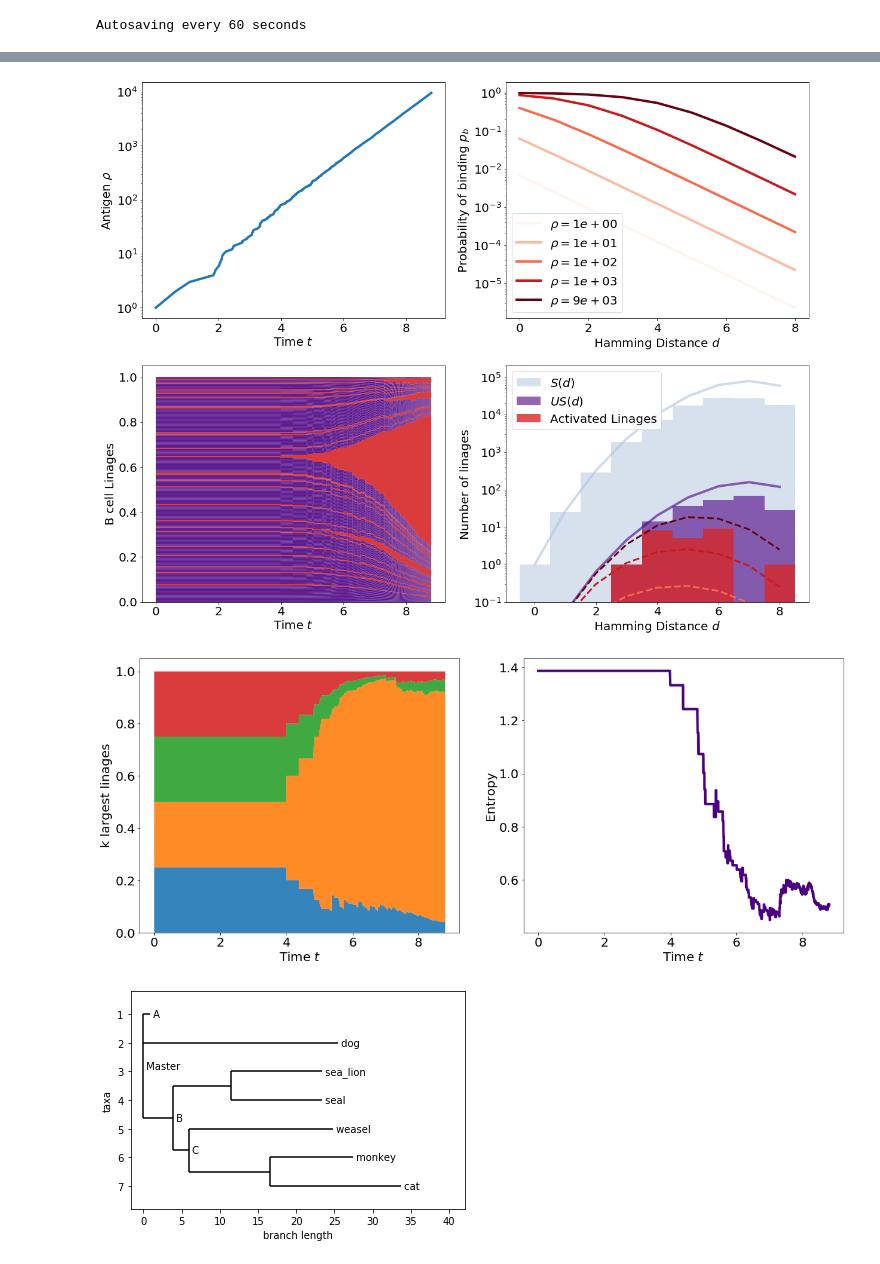
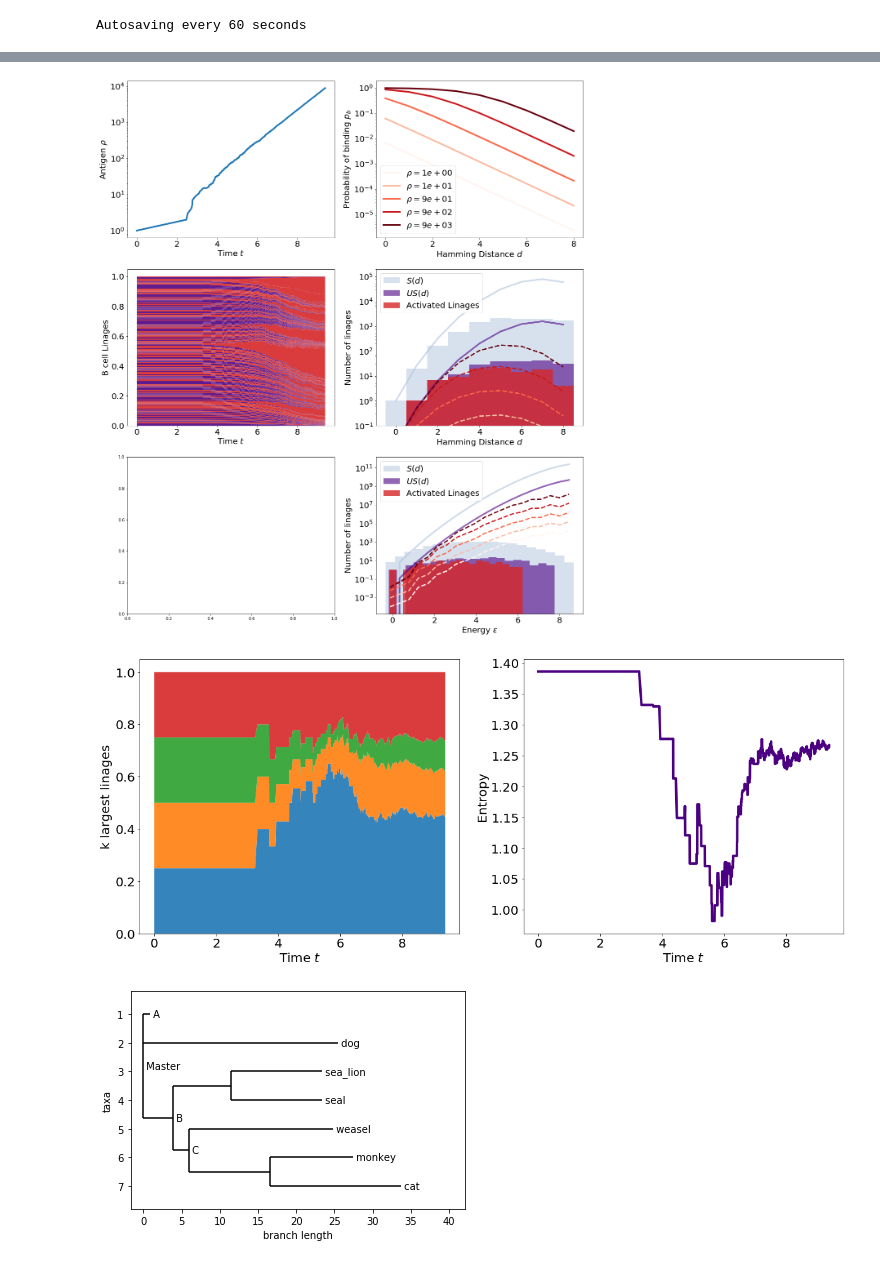
Before and after one commit to betoto008/Affinity_maturation, a Jupyter notebook: Jupyter_Notebooks/Stochastic_simulation.ipynb, the cells around one changed output, grey strips where cells are left out. Drawn from its saved outputs; the diff is of its cells as text; code cells hidden in the pictures.

```diff
--- a/Jupyter_Notebooks/Stochastic_simulation.ipynb
+++ b/Jupyter_Notebooks/Stochastic_simulation.ipynb
@@ -16,7 +16,7 @@ import os.path
 Autosaving every 60 seconds
 # %%
 %%time
-n_seq = 100000
+n_seq = 10000
 Sequences = generate_Sequences(n_seq)
 
 print_raw_file(Sequences, "../Text_files/file2.txt")
@@ -50,18 +54,19 @@ Wall time: 57.4 s
 # %%
-fig, ax = plt.subplots(2,2,figsize=(20,16))
+fig, ax = plt.subplots(3,2,figsize=(20,24))
 
 Model.plot_antigen_time(ax = ax[0,0])
 Model.plot_prob_binding(ax = ax[0,1])
 Model.stackplot_linages_time(ax = ax[1,0])
-Model.hist_sequences(Sequences = Sequences, ax = ax[1,1])
+Model.hist_sequences_hamming_distance(Sequences = Sequences, ax = ax[1,1])
+Model.hist_sequences_energy(Sequences = Sequences, ax = ax[2,1])
 
 counter = 0
 while(os.path.isfile('../Figures/Antigen_Linages_%d.png'%(counter))):
     counter+=1
 
-fig.savefig('../Figures/Antigen_Linages_%d.png'%(counter))
+#fig.savefig('../Figures/Antigen_Linages_%d.png'%(counter))
 # %% [output]
-[figure, old version]
+[figure, new version]
 # %%
 fig, ax = plt.subplots(1,2,figsize=(20,8))
 
@@ -96,9 +101,9 @@ counter = 0
 while(os.path.isfile('../Figures/Entropy_%d.png'%(counter))):
     counter+=1
 
-fig.savefig('../Figures/Entropy_%d.png'%(counter))
+#fig.savefig('../Figures/Entropy_%d.png'%(counter))
 # %% [output]
-[figure, old version]
+[figure, new version]
 # %%
 tree = Phylo.read(StringIO("Master(A():0.84600,B((sea_lion:11.99700, seal:12.00300):7.52973,C((monkey:10.85930,cat:17.14069):10.59201, weasel:18.87953):2.09460):3.87382,dog:25.46154):0"), "newick")
 tree.ladderize()  # Flip branches so deeper clades are displayed at top
```
Also changed, not shown: parts of 7 cells of this notebook, 9 other files.
